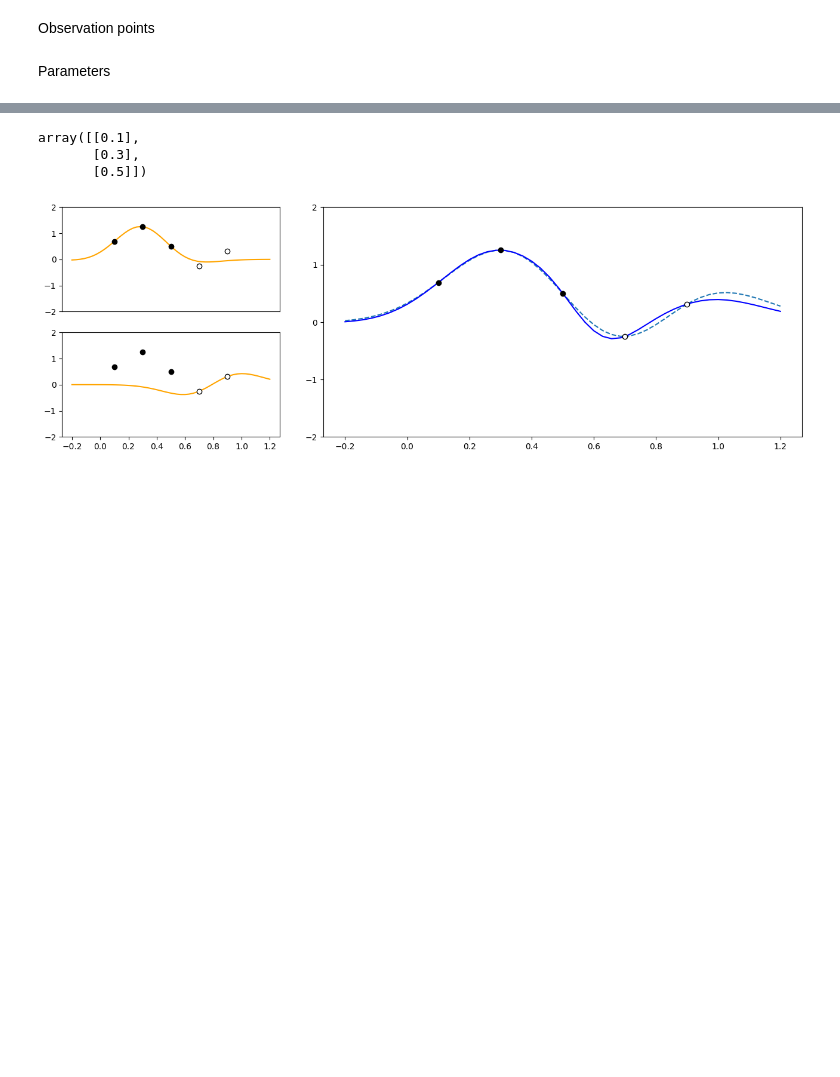
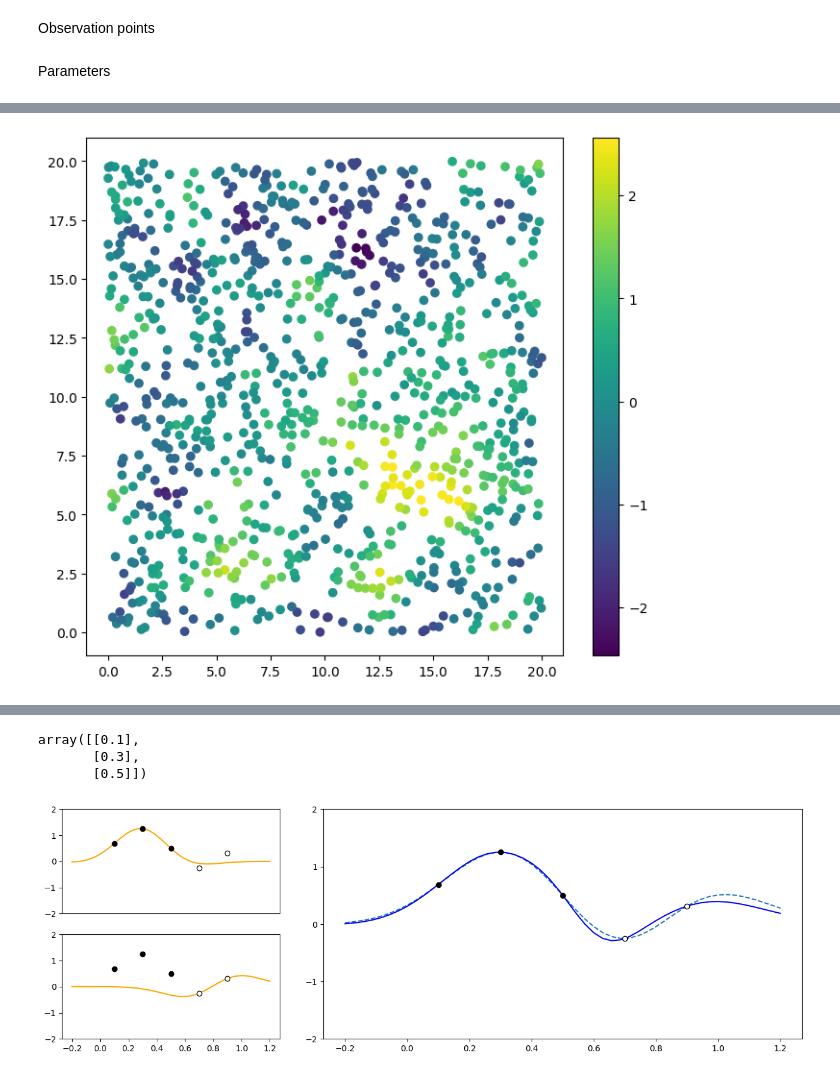
Before and after one commit to AlejandroVillazonG/NestedCoKriging, a Jupyter notebook: 3 nestedKriging.ipynb, the cells around one changed output, grey strips where cells are left out. Saved outputs shown, nothing was run; the diff lists cells and outputs as text; code cells hidden in the pictures; blank space fills up the shorter version.

```diff
--- a/3 nestedKriging.ipynb
+++ b/3 nestedKriging.ipynb
@@ -84,0 +239,11 @@ Y = np.linalg.cholesky(sigma) @ np.random.normal(0, 1, n)
+# %%
+n_test = 1_000
+X_test = np.random.uniform(0, sup, (n_test, d))
+
+Y_test = np.linalg.cholesky(cov_matrix(matern_model(theta, nu), X_test, X_test)) @ np.random.normal(0, 1, n_test)
+# %%
+plt.figure(figsize=(8,7))
+plt.scatter(X_test[:,0], X_test[:,1], c=Y_test)
+plt.colorbar();
+# %% [output]
+[figure, added]
```
Also changed, not shown: parts of 36 cells of this notebook.
